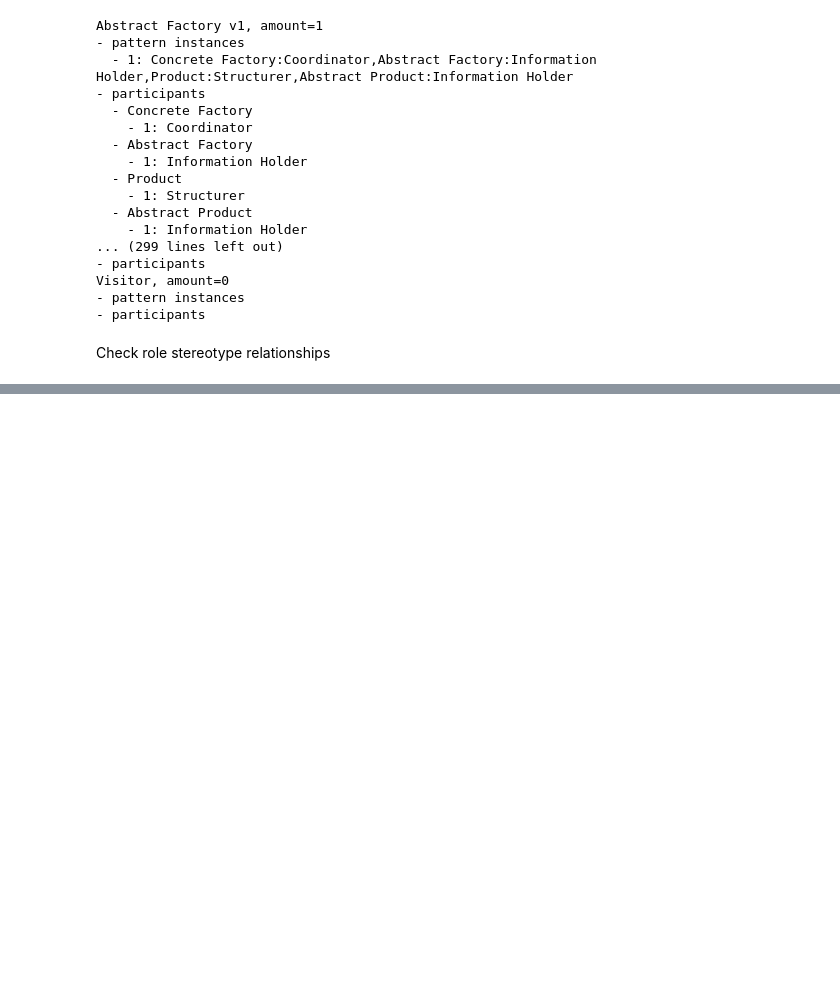
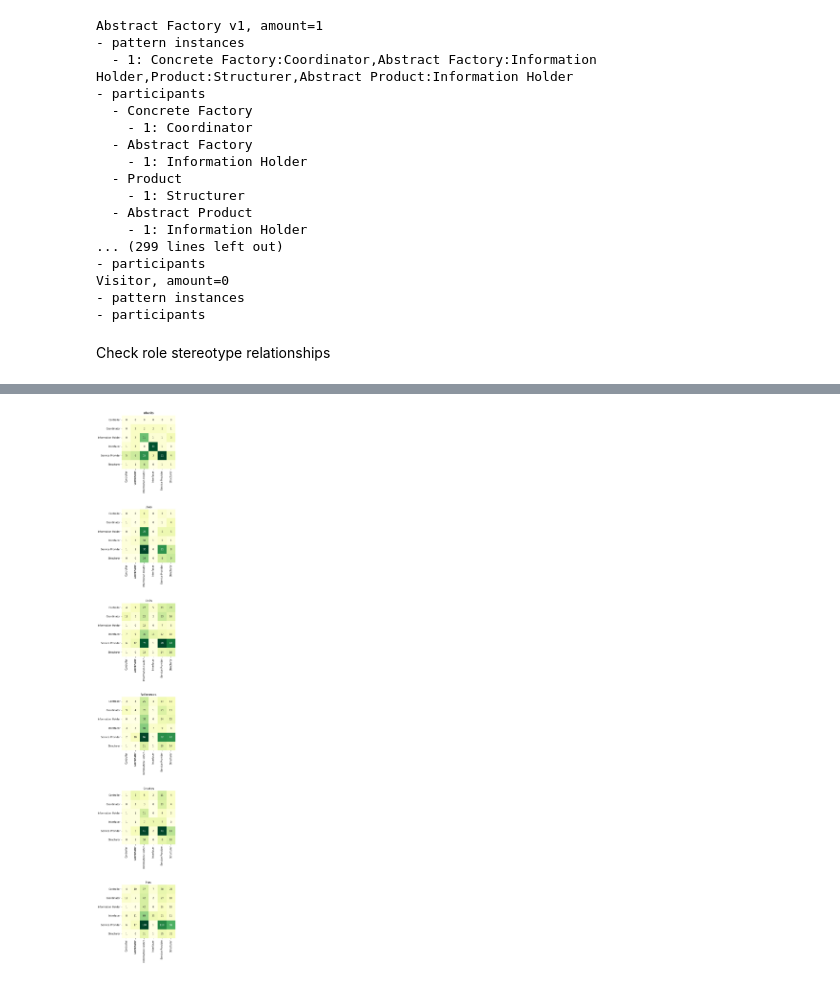
Before and after one commit to rsatrioadi/dprs, a Jupyter notebook: notebook.ipynb, the cells around one changed output, grey strips where cells are left out. Cells and saved outputs as stored; diff of their text form; code cells hidden in the pictures; blank space fills up the shorter version.

```diff
--- a/notebook.ipynb
+++ b/notebook.ipynb
@@ -359,0 +389,3 @@ references,WebDavStoreUriCreator,ServerSettings
+# %%
+m_map = {m.name:m for m in m_g}
+m_map
@@ -359,0 +410,16 @@ references,WebDavStoreUriCreator,ServerSettings
+# %%
+for name in names:
+    # print(f'* {name.title()}')
+    focus = [(rs.SERVICE_PROVIDER, rs.INFORMATION_HOLDER),
+        (rs.INFORMATION_HOLDER, rs.SERVICE_PROVIDER)]
+    for (f1,f2) in focus:
+        # print(f'    * {f1} {name} {f2}')
+        ls = []
+        for conn in conn_per_name[name]:
+            if (m_map[conn.participants[0]].stereotype == f1
+                    and m_map[conn.participants[1]].stereotype == f2):
+                ls.append(f'{name},{conn.participants[0]},{f1},{conn.participants[1]},{f2}')
+                # ls.append(f'        * {conn.participants[0]} {name} {conn.participants[1]}')
+        ls.sort()
+        for l in ls:
+            print(l)
@@ -359,0 +444,4 @@ references,WebDavStoreUriCreator,ServerSettings
+# %%
+
+conn_mat = {name: [[len([conn for conn in conn_per_name[name] if m_map[conn.participants[0]].stereotype == a and m_map[conn.participants[1]].stereotype == b]) for b in rs] for a in rs] for name in names}
+conn_mat
@@ -359,0 +466,20 @@ references,WebDavStoreUriCreator,ServerSettings
+# %%
+plt.figure(0, figsize=(4,42))
+
+idx = 610
+for k,v in conn_mat.items():
+    idx += 1
+    ax = plt.subplot(idx)
+    ax.set_title(k.title())
+    sns.heatmap(data= v, ax= ax,
+        xticklabels= rs,
+        yticklabels= rs,
+        annot=True,
+        fmt='d',
+        cmap='YlGn',
+        # linewidths=1,
+        # linecolor='black',
+        cbar=False,
+        square=True,)
+# %% [output]
+[figure, added]
```
Also changed, not shown: parts of 7 cells of this notebook, 8 other files.
